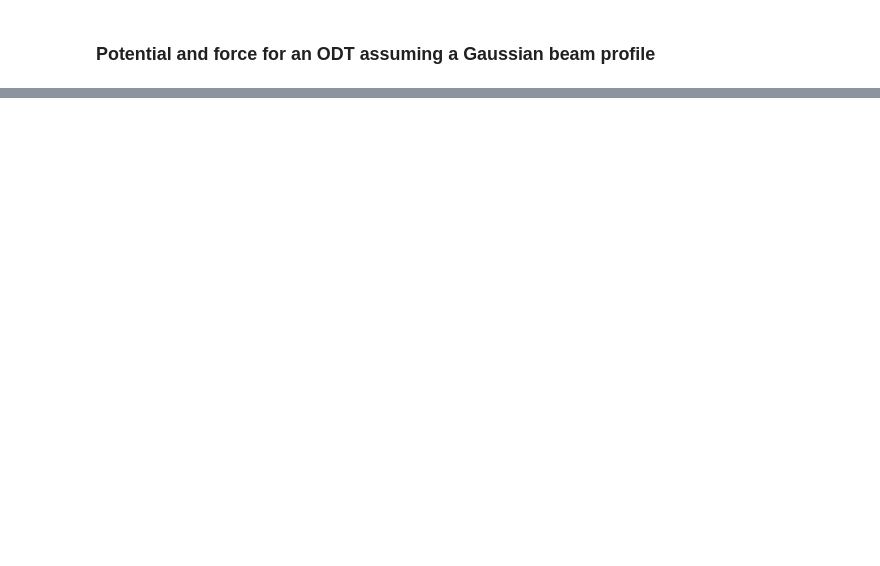
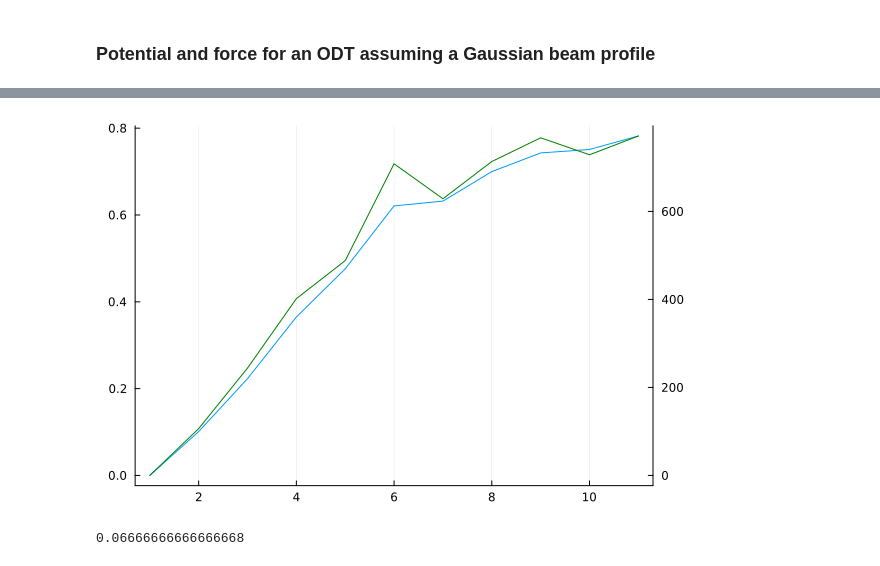
Before and after one commit to christian-hh/BeamPropagation.jl, a Jupyter notebook: examples/CaOH_TweezerDynamics.ipynb, the cells around one changed output, grey strips where cells are left out. Drawn from its saved outputs; the diff is of its cells as text; code cells hidden in the pictures; blank space fills up the shorter version.

```diff
--- a/examples/CaOH_TweezerDynamics.ipynb
+++ b/examples/CaOH_TweezerDynamics.ipynb
@@ -420,0 +389,17 @@ where we used $R_\text{scatter} = 50~\text{kHz}$. For comparison, $z_R \sim 16~\
+# %%
+shaved_U_depths = (0:0.1:1) .* U_max
+
+mean_survival = Float64[]
+mean_photons = Float64[]
+
+@time for shaved_U_depth ∈ shaved_U_depths
+
+    # Create parameters and saved variables, and update scanned parameters
+    p_ = deepcopy(p)
+    p_.shaved_U_depth = shaved_U_depth
+
+    mean_survival_, mean_photons_ = run_simulation(p_)
+    push!(mean_survival, mean_survival_)
+    push!(mean_photons, mean_photons_)
+
+end
@@ -420,0 +419,12 @@ where we used $R_\text{scatter} = 50~\text{kHz}$. For comparison, $z_R \sim 16~\
+# %%
+plot()
+plot!(mean_survival)
+plot!(legend=nothing)
+
+plot!(twinx(), mean_photons, color=:green, legend=nothing)
+# %% [output]
+[figure, added]
+# %%
+(1e-3 / 0.5e-6) / 30e3
+# %% [output]
+0.06666666666666668
```
Also changed, not shown: parts of 37 cells of this notebook, 4 other files.
